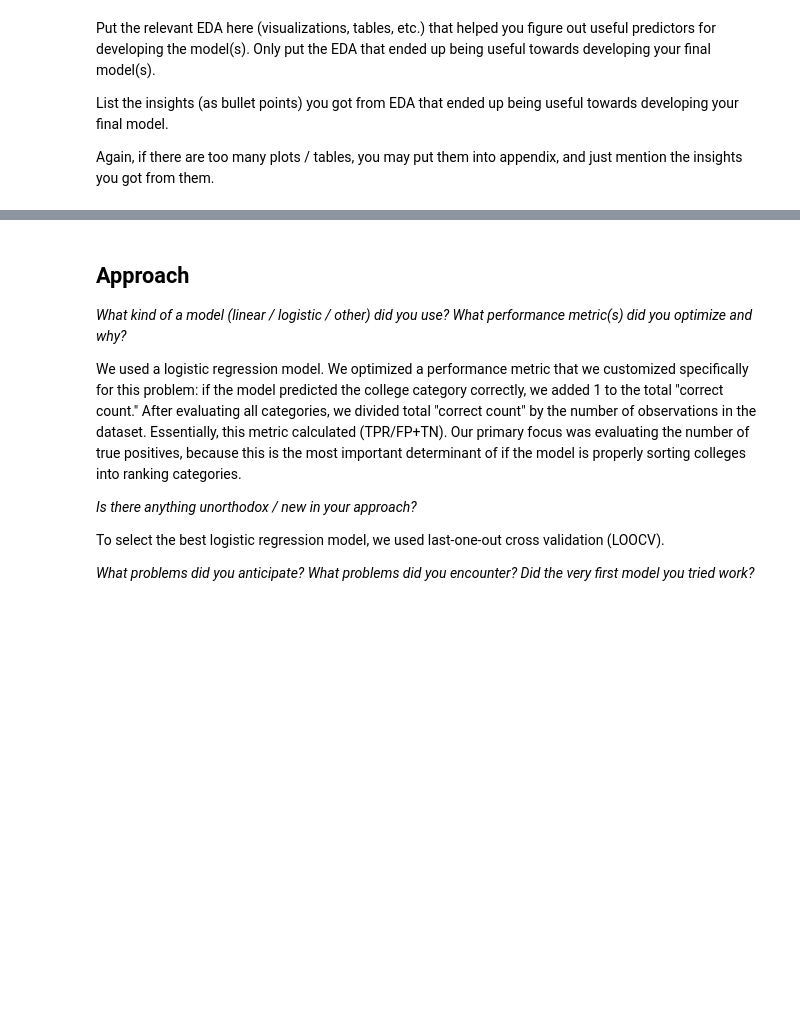
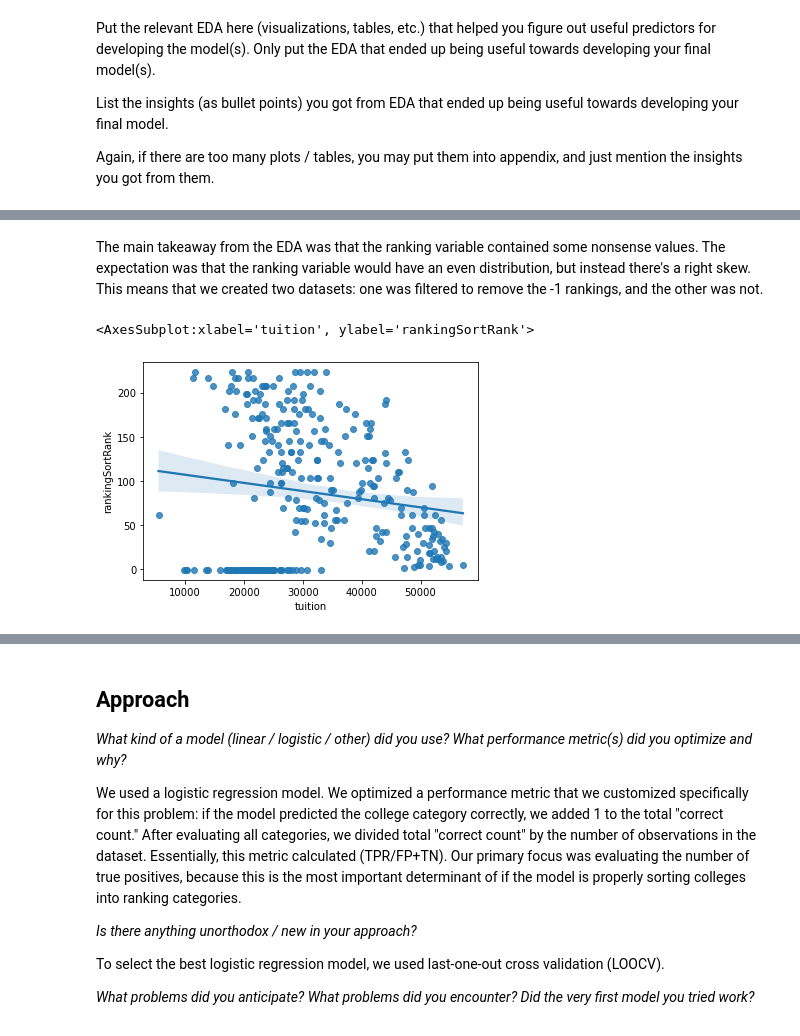
Before and after one commit to shrayvaidya/datasci303-2, a Jupyter notebook: ProjectReport_SIMP.ipynb, the cells around one changed output, grey strips where cells are left out. Cells and saved outputs as stored; diff of their text form; code cells hidden in the pictures; blank space fills up the shorter version.

```diff
--- a/ProjectReport_SIMP.ipynb
+++ b/ProjectReport_SIMP.ipynb
@@ -83,0 +93,7 @@ Again, if there are too many plots / tables, you may put them into appendix, and
+# %% [markdown]
+The main takeaway from the EDA was that the ranking variable contained some nonsense values. The expectation was that the ranking variable would have an even distribution, but instead there's a right skew. This means that we created two datasets: one was filtered to remove the -1 rankings, and the other was not.
+# %%
+sns.regplot(x = 'tuition', y = 'rankingSortRank', data = dfeda)
+# %% [output]
+<AxesSubplot:xlabel='tuition', ylabel='rankingSortRank'>
+[figure, added]
```
Also changed, not shown: parts of 4 cells of this notebook.
